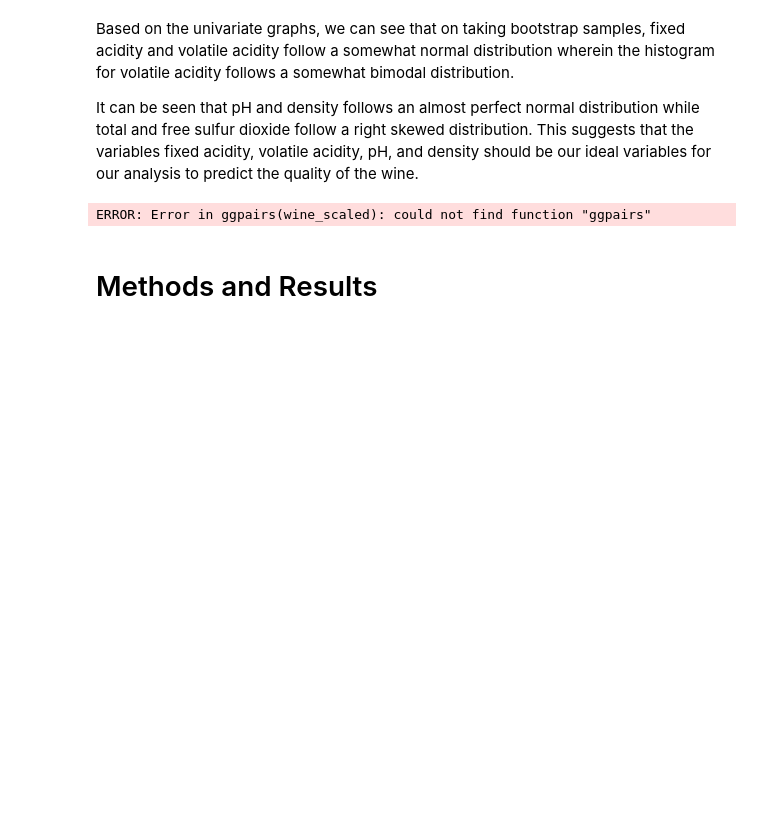
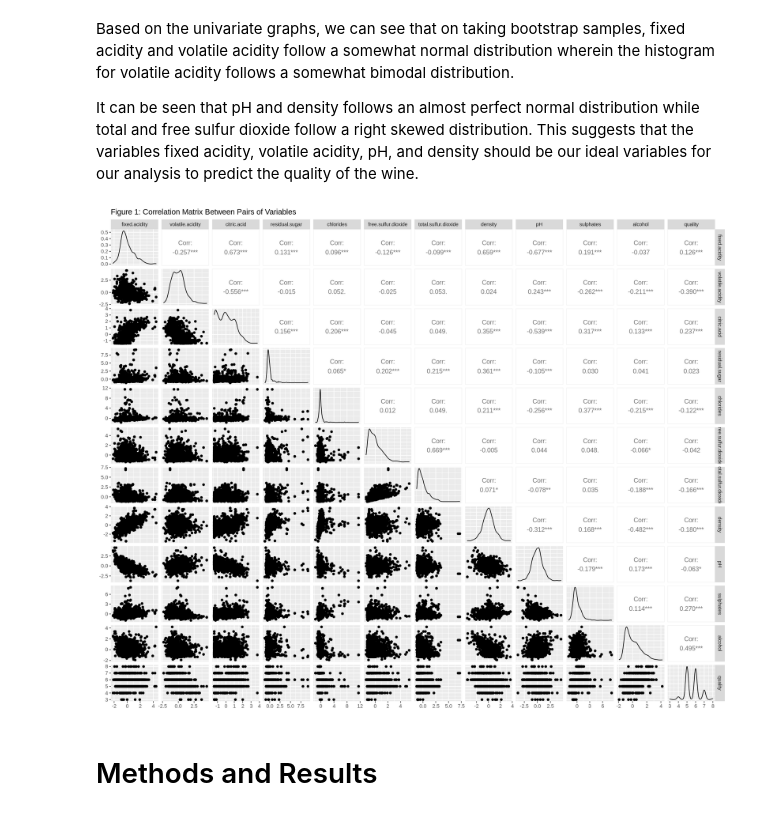
Before and after one commit to Jaskaran1116/STAT-201-Group-Project-23, a Jupyter notebook: analysis.ipynb, the cells around one changed output. Cells and saved outputs as stored; diff of their text form; code cells hidden in the pictures; blank space fills up the shorter version.

Commit message:
Added ggpair plot

```diff
--- a/analysis.ipynb
+++ b/analysis.ipynb
@@ -157,12 +181,10 @@ wine_scaled <- wine_recipe %>%
             prep() %>%
             bake(wine_train)
 # %%
-options(repr.plot.width = 15, repr.plot.height = 12)
-
 ggpairs(wine_scaled) +
      ggtitle("Figure 1: Correlation Matrix Between Pairs of Variables")
 # %% [output]
-ERROR: Error in ggpairs(wine_scaled): could not find function "ggpairs"
+[figure, added]
 # %% [markdown]
 # Methods and Results
 # %% [markdown]
```
Also changed, not shown: parts of 3 cells of this notebook.
